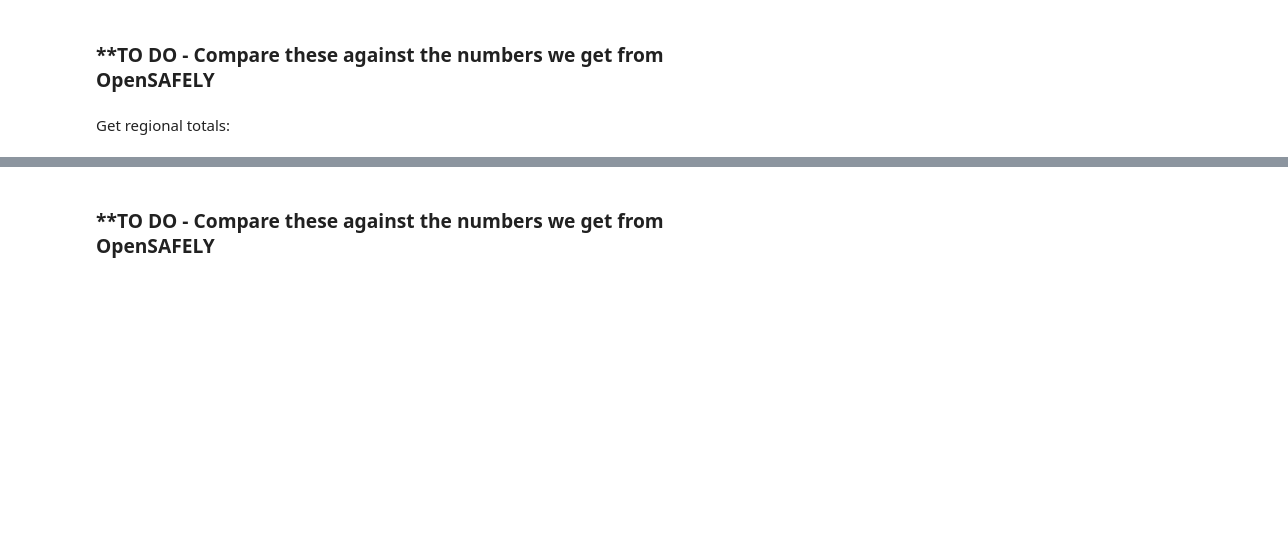
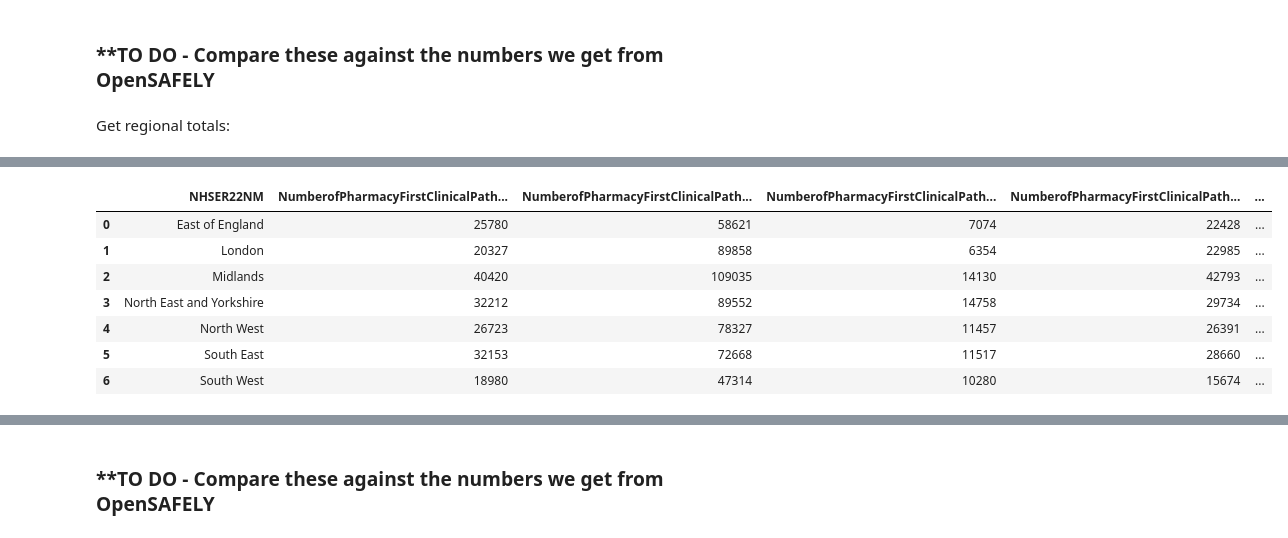
Before and after one commit to chrisjwood16/pharmacy-first-open-data, a Jupyter notebook: notebooks/data_analysis_new.ipynb, the cells around one changed output, grey strips where cells are left out. Saved outputs shown, nothing was run; the diff lists cells and outputs as text; code cells hidden in the pictures; blank space fills up the shorter version.

```diff
--- a/notebooks/data_analysis_new.ipynb
+++ b/notebooks/data_analysis_new.ipynb
@@ -104,0 +105,13 @@ contractor_df_regional
+# %%
+contractor_df_regional_totals = contractor_df_regional.drop(columns=['month'])
+contractor_df_regional_totals = contractor_df_regional_totals.groupby(['NHSER22NM']).sum().reset_index()
+contractor_df_regional_totals
+# %% [output]
+|  | NHSER22NM | NumberofPharmacyFirstClinicalPath... | NumberofPharmacyFirstClinicalPath... | NumberofPharmacyFirstClinicalPath... | NumberofPharmacyFirstClinicalPath... | ... |
+| 0 | East of England | 25780 | 58621 | 7074 | 22428 | ... |
+| 1 | London | 20327 | 89858 | 6354 | 22985 | ... |
+| 2 | Midlands | 40420 | 109035 | 14130 | 42793 | ... |
+| 3 | North East and Yorkshire | 32212 | 89552 | 14758 | 29734 | ... |
+| 4 | North West | 26723 | 78327 | 11457 | 26391 | ... |
+| 5 | South East | 32153 | 72668 | 11517 | 28660 | ... |
+| 6 | South West | 18980 | 47314 | 10280 | 15674 | ... |
```
Also changed, not shown: parts of 11 cells of this notebook, 2 other files.
